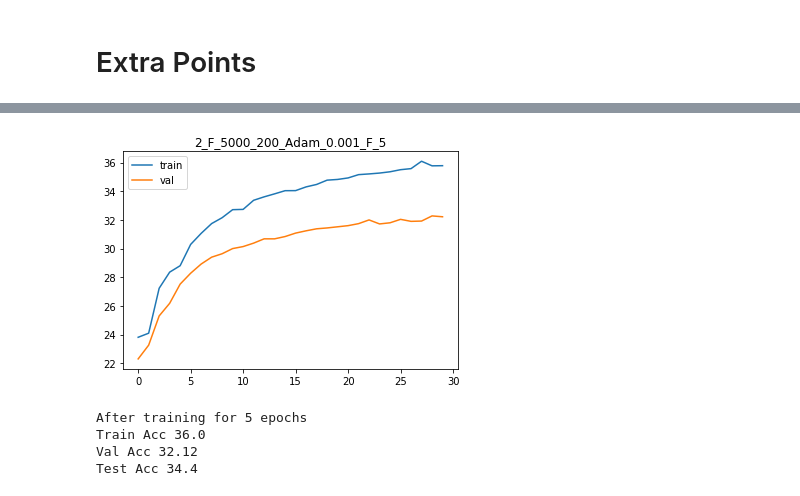
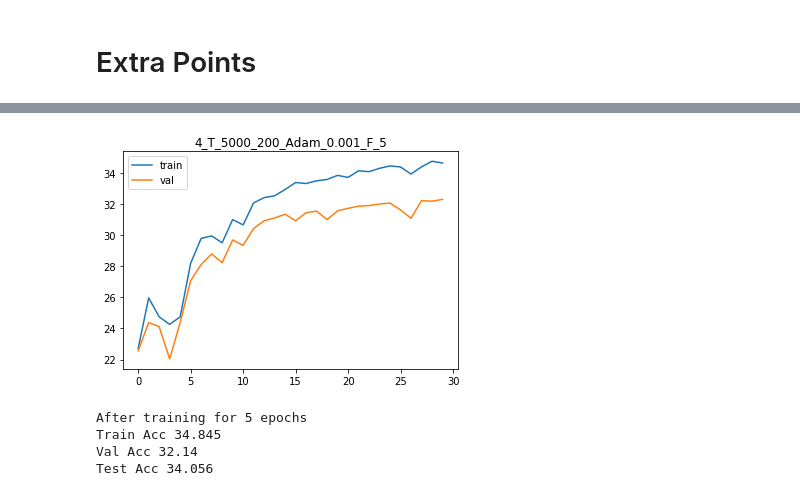
Before and after one commit to XintianHan/nlp_2018, a Jupyter notebook: hw1/hw1.ipynb, the cells around one changed output, grey strips where cells are left out. Drawn from its saved outputs; the diff is of its cells as text; code cells hidden in the pictures.

```diff
--- a/hw1/hw1.ipynb
+++ b/hw1/hw1.ipynb
@@ -955,8 +939,8 @@ def train_valid(n, all_ngram, max_vocab_size, emb_dim, optim, lr, lr_decay):
     print ("Val Acc {}".format(test_model(val_loader, model)))
     print ("Test Acc {}".format(test_model(test_loader, model)))
     return test_model(train_loader, model), test_model(val_loader, model), test_model(test_loader, model)
-n = 2
-all_ngram = 'F'
+n = 4
+all_ngram = 'T'
 max_vocab_size = 5000
 emb_dim = 200
 lr = 0.001
@@ -989,22 +973,23 @@ Test Acc 84.604
 # %%
-train_data_tokens = pkl.load(open("train_data_tokens"+str(n)+all_ngram+".p", "rb"))
-all_train_tokens = pkl.load(open("all_train_tokens"+str(n)+all_ngram+".p", "rb"))
-val_data_tokens = pkl.load(open("val_data_tokens"+str(n)+all_ngram+".p", "rb"))
-test_data_tokens = pkl.load(open("test_data_tokens"+str(n)+all_ngram+".p", "rb"))
-token2id, id2token = build_vocab(all_train_tokens, max_vocab_size)
-val_data_indices = token2index_dataset(val_data_tokens, token2id)
-val_dataset = NewsGroupDataset(val_data_indices, val_targets)
-val_loader = torch.utils.data.DataLoader(dataset=val_dataset,
-                                           batch_size=BATCH_SIZE,
-                                           collate_fn=newsgroup_collate_func,
-                                           shuffle=False)
-model = BagOfWords(len(id2token), emb_dim)
-model.load_state_dict(torch.load('best_model.pth'))
+# train_data_tokens = pkl.load(open("train_data_tokens"+str(n)+all_ngram+".p", "rb"))
+# all_train_tokens = pkl.load(open("all_train_tokens"+str(n)+all_ngram+".p", "rb"))
+# val_data_tokens = pkl.load(open("val_data_tokens"+str(n)+all_ngram+".p", "rb"))
+# test_data_tokens = pkl.load(open("test_data_tokens"+str(n)+all_ngram+".p", "rb"))
+# token2id, id2token = build_vocab(all_train_tokens, max_vocab_size)
+# val_data_indices = token2index_dataset(val_data_tokens, token2id)
+# val_dataset = NewsGroupDataset(val_data_indices, val_targets)
+# val_loader = torch.utils.data.DataLoader(dataset=val_dataset,
+#                                            batch_size=BATCH_SIZE,
+#                                            collate_fn=newsgroup_collate_func,
+#                                            shuffle=False)
+# model = BagOfWords(len(id2token), emb_dim)
+# model.load_state_dict(torch.load('best_model.pth'))
 for i, (data, lengths, labels) in enumerate(val_loader):
     model.train()
     data_batch, length_batch, label_batch = data, lengths, labels
     outputs = model(data_batch, length_batch)
-    break
+    if i == 3:
+        break
 predicted = outputs.max(1, keepdim=True)[1]
 print(predicted.squeeze())
 print(labels)
@@ -1134,8 +1119,8 @@ def train_valid(n, all_ngram, max_vocab_size, emb_dim, optim, lr, lr_decay):
     print ("Val Acc {}".format(test_model(val_loader, model)))
     print ("Test Acc {}".format(test_model(test_loader, model)))
     return test_model(train_loader, model), test_model(val_loader, model), test_model(test_loader, model)
-n = 2
-all_ngram = 'F'
+n = 4
+all_ngram = 'T'
 max_vocab_size = 5000
 emb_dim = 200
 lr = 0.001
@@ -1317,8 +1302,8 @@ def train_valid(n, all_ngram, max_vocab_size, emb_dim, optim, lr, lr_decay):
     print ("Val Acc {}".format(test_model(val_loader, model)))
     print ("Test Acc {}".format(test_model(test_loader, model)))
     return test_model(train_loader, model), test_model(val_loader, model), test_model(test_loader, model)
-n = 2
-all_ngram = 'F'
+n = 4
+all_ngram = 'T'
 max_vocab_size = 5000
 emb_dim = 200
 lr = 0.001
@@ -1556,8 +1541,8 @@ val_targets = target_train_neg[10000:] + target_train_pos[10000:]
 test_data = doc_test_neg + doc_test_pos
 test_targets = target_test_neg + target_test_pos
 best_valid_acc = 0
-n = 2
-all_ngram = 'F'
+n = 4
+all_ngram = 'T'
 max_vocab_size = 5000
 emb_dim = 200
 lr = 0.001
@@ -1585,5 +1570,5 @@ Epoch: [5/5], Step: [601/625], Validation Acc: 32.22
-[figure, old version]
+[figure, new version]
 After training for 5 epochs
-Train Acc 36.0
-Val Acc 32.12
-Test Acc 34.4
+Train Acc 34.845
+Val Acc 32.14
+Test Acc 34.056
```
Also changed, not shown: parts of 10 cells of this notebook, 32 other files.
